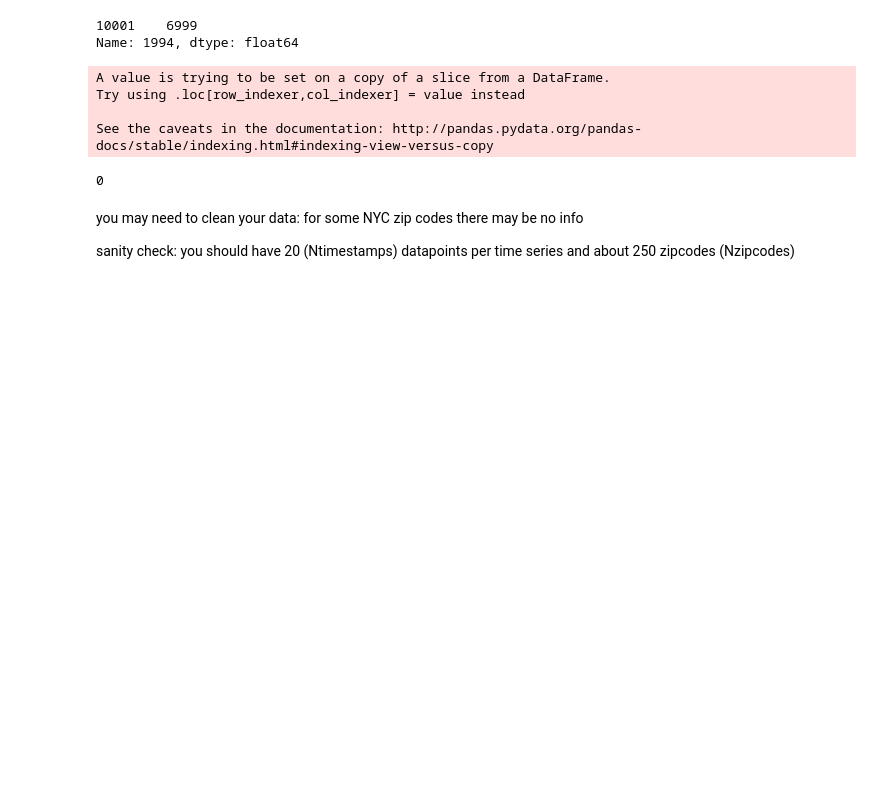
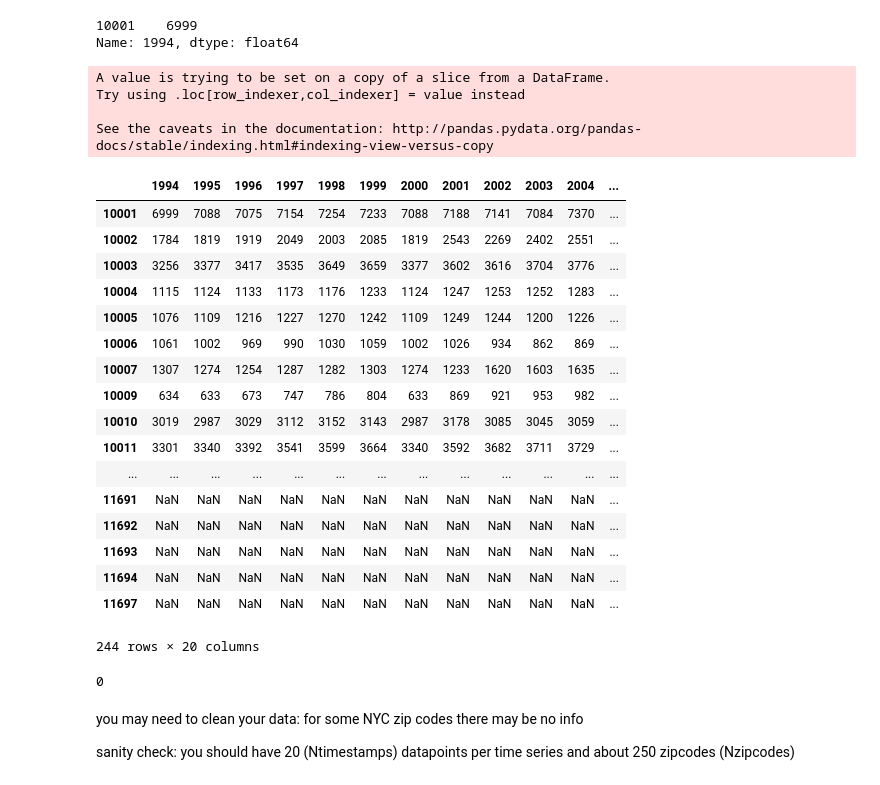
Before and after one commit to bilguun/PUI2015_BTURBOLI, a Jupyter notebook: HW10/HW10_bt1085.ipynb, the cells around one changed output. Drawn from its saved outputs; the diff is of its cells as text; code cells hidden in the pictures; blank space fills up the shorter version.

```diff
--- a/HW10/HW10_bt1085.ipynb
+++ b/HW10/HW10_bt1085.ipynb
@@ -82,6 +82,27 @@ A value is trying to be set on a copy of a slice from a DataFrame.
 Try using .loc[row_indexer,col_indexer] = value instead
 
 See the caveats in the documentation: http://pandas.pydata.org/pandas-docs/stable/indexing.html#indexing-view-versus-copy
+# %%
+biz_est_zip
+# %% [output]
+|  | 1994 | 1995 | 1996 | 1997 | 1998 | 1999 | 2000 | 2001 | 2002 | 2003 | 2004 | ... |
+| 10001 | 6999 | 7088 | 7075 | 7154 | 7254 | 7233 | 7088 | 7188 | 7141 | 7084 | 7370 | ... |
+| 10002 | 1784 | 1819 | 1919 | 2049 | 2003 | 2085 | 1819 | 2543 | 2269 | 2402 | 2551 | ... |
+| 10003 | 3256 | 3377 | 3417 | 3535 | 3649 | 3659 | 3377 | 3602 | 3616 | 3704 | 3776 | ... |
+| 10004 | 1115 | 1124 | 1133 | 1173 | 1176 | 1233 | 1124 | 1247 | 1253 | 1252 | 1283 | ... |
+| 10005 | 1076 | 1109 | 1216 | 1227 | 1270 | 1242 | 1109 | 1249 | 1244 | 1200 | 1226 | ... |
+| 10006 | 1061 | 1002 | 969 | 990 | 1030 | 1059 | 1002 | 1026 | 934 | 862 | 869 | ... |
+| 10007 | 1307 | 1274 | 1254 | 1287 | 1282 | 1303 | 1274 | 1233 | 1620 | 1603 | 1635 | ... |
+| 10009 | 634 | 633 | 673 | 747 | 786 | 804 | 633 | 869 | 921 | 953 | 982 | ... |
+| 10010 | 3019 | 2987 | 3029 | 3112 | 3152 | 3143 | 2987 | 3178 | 3085 | 3045 | 3059 | ... |
+| 10011 | 3301 | 3340 | 3392 | 3541 | 3599 | 3664 | 3340 | 3592 | 3682 | 3711 | 3729 | ... |
+| ... | ... | ... | ... | ... | ... | ... | ... | ... | ... | ... | ... | ... |
+| 11691 | NaN | NaN | NaN | NaN | NaN | NaN | NaN | NaN | NaN | NaN | NaN | ... |
+| 11692 | NaN | NaN | NaN | NaN | NaN | NaN | NaN | NaN | NaN | NaN | NaN | ... |
+| 11693 | NaN | NaN | NaN | NaN | NaN | NaN | NaN | NaN | NaN | NaN | NaN | ... |
+| 11694 | NaN | NaN | NaN | NaN | NaN | NaN | NaN | NaN | NaN | NaN | NaN | ... |
+| 11697 | NaN | NaN | NaN | NaN | NaN | NaN | NaN | NaN | NaN | NaN | NaN | ... |
+244 rows × 20 columns
 # %%
 a = biz_est_zip_year[(biz_est_zip_year.ZIP == 10001) * (biz_est_zip_year.YEAR == 200)]
 # %%
```
Also changed, not shown: 20 other files.
